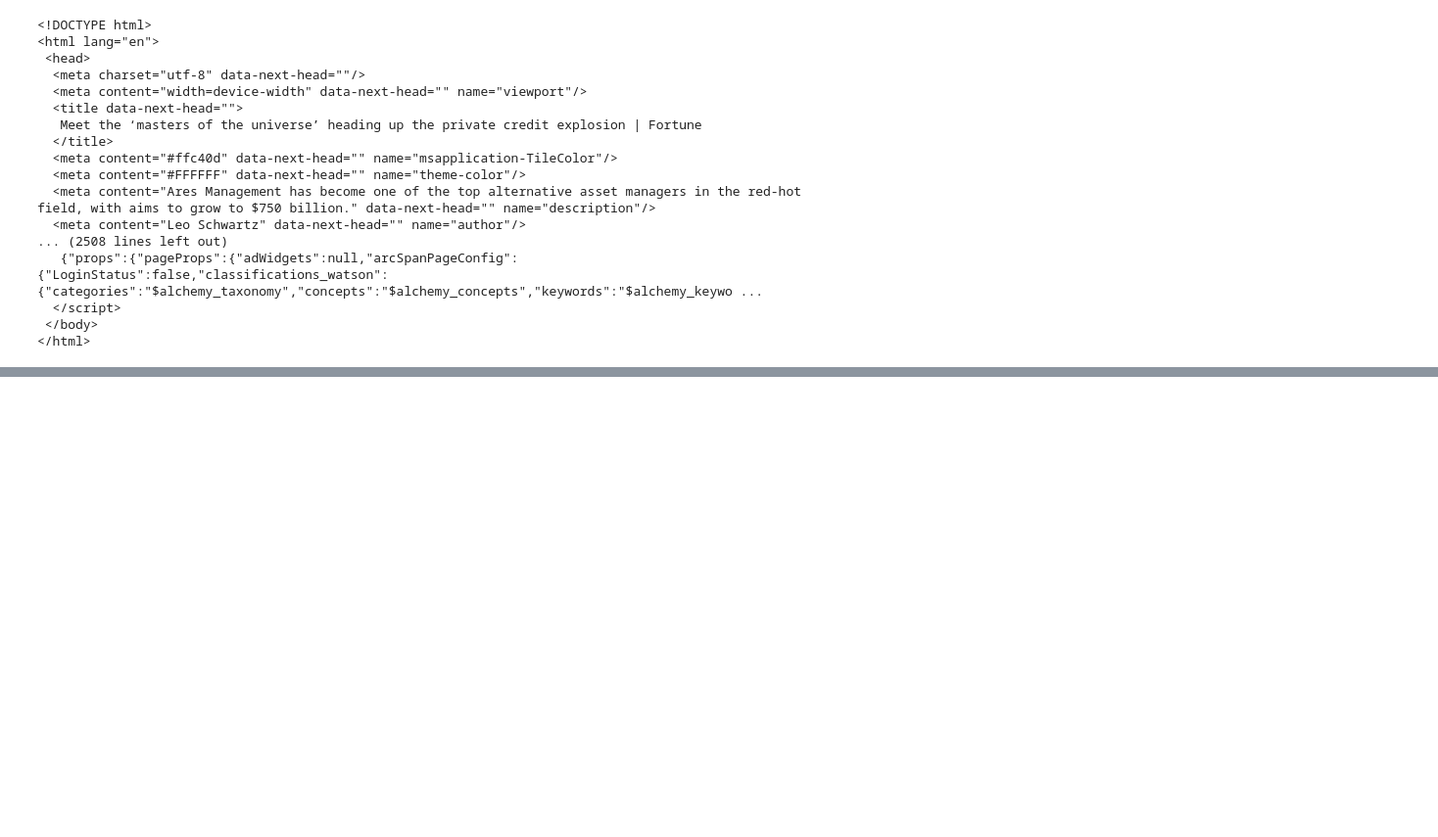
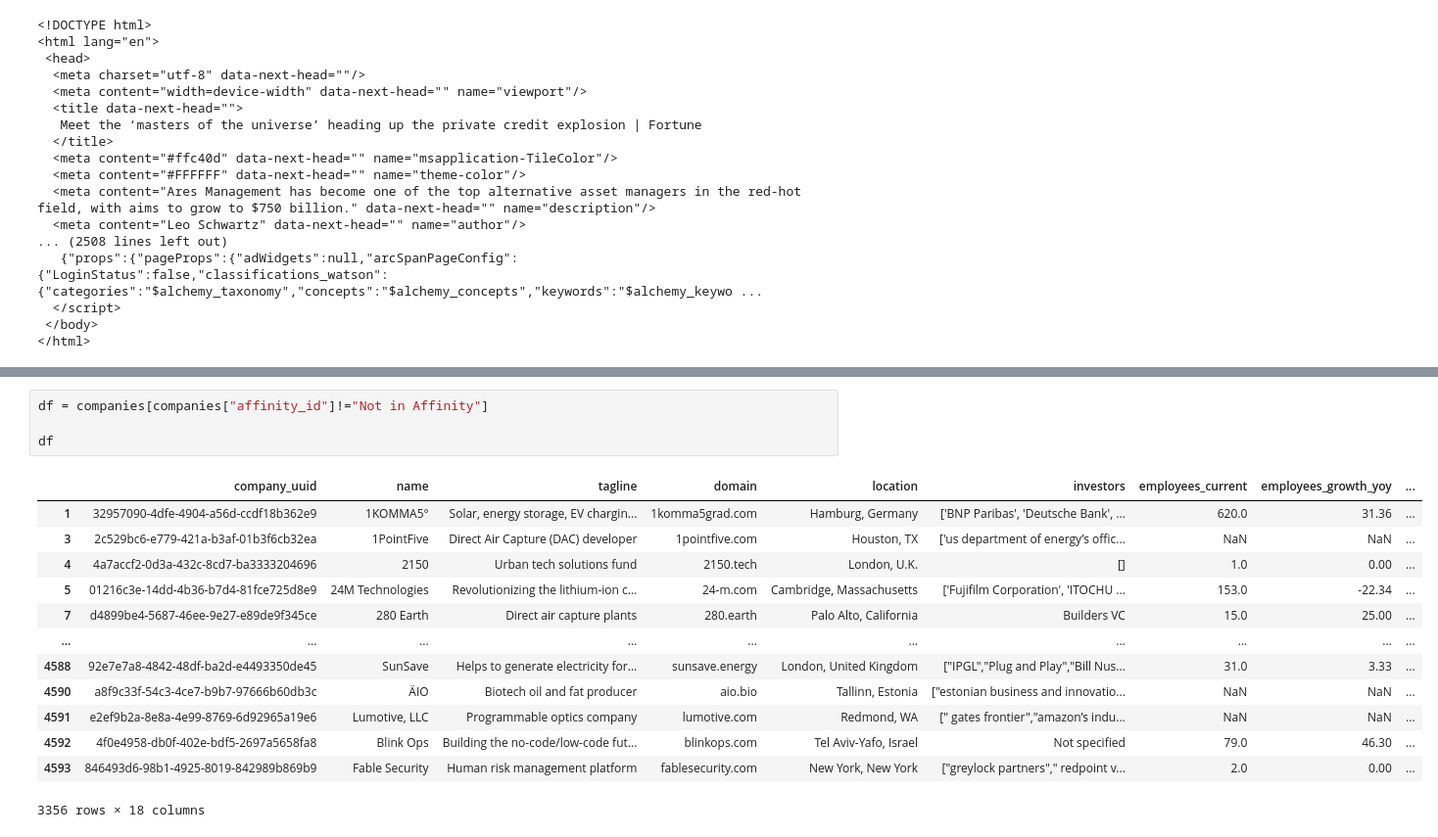
Before and after one commit to clbanjai/Energize-Internship, a Jupyter notebook: temp.ipynb, the cells around one changed output, grey strips where cells are left out. Shown at 98% size. Saved outputs shown, nothing was run; the diff lists cells and outputs as text; blank space fills up the shorter version.

```diff
--- a/temp.ipynb
+++ b/temp.ipynb
@@ -1122,0 +1531,18 @@ print(soup.prettify())
+# %%
+df = companies[companies["affinity_id"]!="Not in Affinity"]
+
+df
+# %% [output]
+|  | company_uuid | name | tagline | domain | location | investors | employees_current | employees_growth_yoy | ... |
+| 1 | 32957090-4dfe-4904-a56d-ccdf18b362e9 | 1KOMMA5° | Solar, energy storage, EV chargin... | 1komma5grad.com | Hamburg, Germany | ['BNP Paribas', 'Deutsche Bank', ... | 620.0 | 31.36 | ... |
+| 3 | 2c529bc6-e779-421a-b3af-01b3f6cb32ea | 1PointFive | Direct Air Capture (DAC) developer | 1pointfive.com | Houston, TX | ['us department of energy’s offic... | NaN | NaN | ... |
+| 4 | 4a7accf2-0d3a-432c-8cd7-ba3333204696 | 2150 | Urban tech solutions fund | 2150.tech | London, U.K. | [] | 1.0 | 0.00 | ... |
+| 5 | 01216c3e-14dd-4b36-b7d4-81fce725d8e9 | 24M Technologies | Revolutionizing the lithium-ion c... | 24-m.com | Cambridge, Massachusetts | ['Fujifilm Corporation', 'ITOCHU ... | 153.0 | -22.34 | ... |
+| 7 | d4899be4-5687-46ee-9e27-e89de9f345ce | 280 Earth | Direct air capture plants | 280.earth | Palo Alto, California | Builders VC | 15.0 | 25.00 | ... |
+| ... | ... | ... | ... | ... | ... | ... | ... | ... | ... |
+| 4588 | 92e7e7a8-4842-48df-ba2d-e4493350de45 | SunSave | Helps to generate electricity for... | sunsave.energy | London, United Kingdom | ["IPGL","Plug and Play","Bill Nus... | 31.0 | 3.33 | ... |
+| 4590 | a8f9c33f-54c3-4ce7-b9b7-97666b60db3c | ÄIO | Biotech oil and fat producer | aio.bio | Tallinn, Estonia | ["estonian business and innovatio... | NaN | NaN | ... |
+| 4591 | e2ef9b2a-8e8a-4e99-8769-6d92965a19e6 | Lumotive, LLC | Programmable optics company | lumotive.com | Redmond, WA | [" gates frontier","amazon’s indu... | NaN | NaN | ... |
+| 4592 | 4f0e4958-db0f-402e-bdf5-2697a5658fa8 | Blink Ops | Building the no-code/low-code fut... | blinkops.com | Tel Aviv-Yafo, Israel | Not specified | 79.0 | 46.30 | ... |
+| 4593 | 846493d6-98b1-4925-8019-842989b869b9 | Fable Security | Human risk management platform | fablesecurity.com | New York, New York | ["greylock partners"," redpoint v... | 2.0 | 0.00 | ... |
+3356 rows × 18 columns
```
Also changed, not shown: parts of 10 cells of this notebook, 8 other files.
